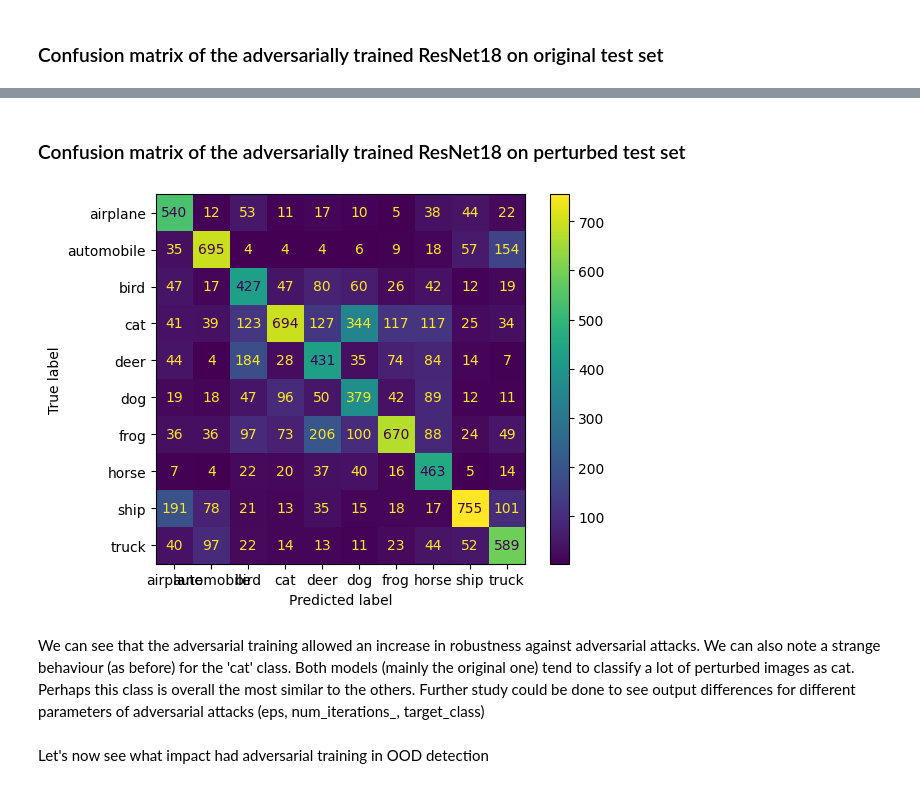
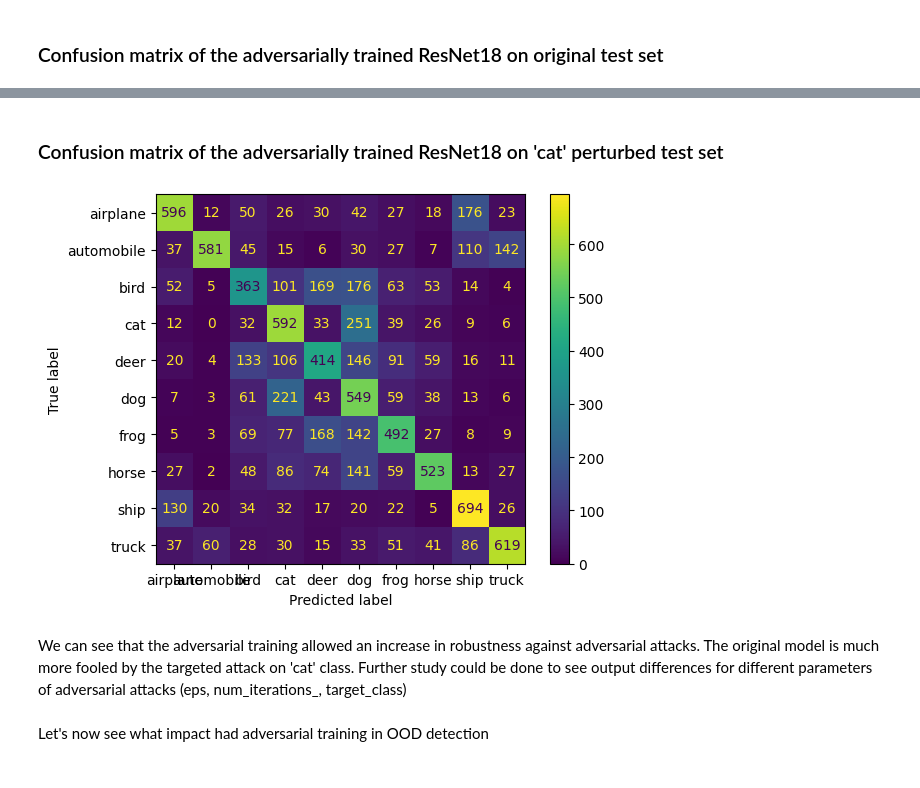
Before and after one commit to stefanomagnolfiunifi/DLA2026, a Jupyter notebook: adversarial_lab/adversarial.ipynb, the cells around one changed output, grey strips where cells are left out. Cells and saved outputs as stored; diff of their text form; code cells hidden in the pictures.

```diff
--- a/adversarial_lab/adversarial.ipynb
+++ b/adversarial_lab/adversarial.ipynb
@@ -26,7 +26,10 @@ from torchvision import datasets, transforms
 from torch.utils.data import Subset, random_split
 import matplotlib.pyplot as plt
 import library
-from library import train_loop, eval_loop, test_loop, get_msp_scores, generate_adversarial
+from library import train_loop, eval_loop, test_loop, get_msp_scores, generate_adversarial, JARN_train_loop
+
+# Set if models should be trained or loaded
+load = True
 
 train_transform = transforms.Compose([
     transforms.RandomCrop(32, padding=4),
@@ -405,6 +395,8 @@ Clipping input data to the valid range for imshow with RGB data ([0..1] for floa
 
 Use your implementation of FGSM to augment your training dataset with adversarial samples. Ideally, you should implement this data augmentation *on the fly* so that the adversarial samples are always generated using the current model. Evaluate whether the model is more (or less) robust to ID samples using your OOD detection pipeline and metrics you implemented in Exercise 1.
 # %%
+# TRAIN OR LOAD CELL
+
 adv_resnet18 = models.resnet18(weights=None)
 adv_resnet18.fc = torch.nn.Linear(adv_resnet18.fc.in_features, 10)
 adv_resnet18.to(device)
@@ -414,15 +406,20 @@ adv_params_dict = {
     'criterion': torch.nn.CrossEntropyLoss(),
     'device': device
 }
-best_val_acc = 0.0
-for epoch in range(10):
-    print(f"Epoch {epoch+1}/10")
-    epoch_loss, epoch_acc = train_loop(adv_resnet18, train_loader, **adv_params_dict, adv = True, attack_params_dict=attack_params_dict)
-    print(f"Training Loss: {epoch_loss:.4f}, Training Accuracy: {epoch_acc:.4f}")
 
-    val_loss, val_acc = eval_loop(adv_resnet18, val_loader, adv_params_dict['criterion'], adv_params_dict['device'])
-    print(f"Validation Loss: {val_loss:.4f}, Validation Accuracy: {val_acc:.4f}")
+if load:
+    adv_resnet18.load_state_dict(torch.load('models/best_adv_resnet18_cifar10.pth', map_location=device))
 
-    if val_acc > best_val_acc:
-        best_val_acc = val_acc
-        torch.save(adv_resnet18.state_dict(), 'models/best_adv_resnet18_cifar10.pth')
+else:
+    best_val_acc = 0.0
+    for epoch in range(10):
+        print(f"Epoch {epoch+1}/10")
+        epoch_loss, epoch_acc = train_loop(adv_resnet18, train_loader, **adv_params_dict, adv = True, attack_params_dict=attack_params_dict)
+        print(f"Training Loss: {epoch_loss:.4f}, Training Accuracy: {epoch_acc:.4f}")
+
+        val_loss, val_acc = eval_loop(adv_resnet18, val_loader, adv_params_dict['criterion'], adv_params_dict['device'], adv=True, attack_params_dict=attack_params_dict)
+        print(f"Validation Loss: {val_loss:.4f}, Validation Accuracy: {val_acc:.4f}")
+
+        if val_acc > best_val_acc:
+            best_val_acc = val_acc
+            torch.save(adv_resnet18.state_dict(), 'models/best_adv_resnet18_cifar10.pth')
@@ -571,14 +550,14 @@ plt.show()
 # %% [markdown]
-### Confusion matrix of the adversarially trained ResNet18 on perturbed test set
+### Confusion matrix of the adversarially trained ResNet18 on 'cat' perturbed test set
 # %%
-adv_cm = confusion_matrix(adv_result['predictions'], adv_result['labels'])
+adv_cm = confusion_matrix(adv_result['labels'], adv_result['predictions'])
 adv_display = ConfusionMatrixDisplay(confusion_matrix=adv_cm, display_labels=cifar10_train_split.classes)
 adv_display.plot()
 plt.show()
 # %% [output]
-[figure, old version]
+[figure, new version]
 # %% [markdown]
-We can see that the adversarial training allowed an increase in robustness against adversarial attacks. We can also note a strange behaviour (as before) for the 'cat' class. Both models (mainly the original one) tend to classify a lot of perturbed images as cat. Perhaps this class is overall the most similar to the others. Further study could be done to see output differences for different parameters of adversarial attacks (eps, num_iterations_, target_class)
+We can see that the adversarial training allowed an increase in robustness against adversarial attacks. The original model is much more fooled by the targeted attack on 'cat' class. Further study could be done to see output differences for different parameters of adversarial attacks (eps, num_iterations_, target_class)
 # %% [markdown]
 Let's now see what impact had adversarial training in OOD detection
 # %%
```
Also changed, not shown: parts of 35 cells of this notebook, 1 other file.
